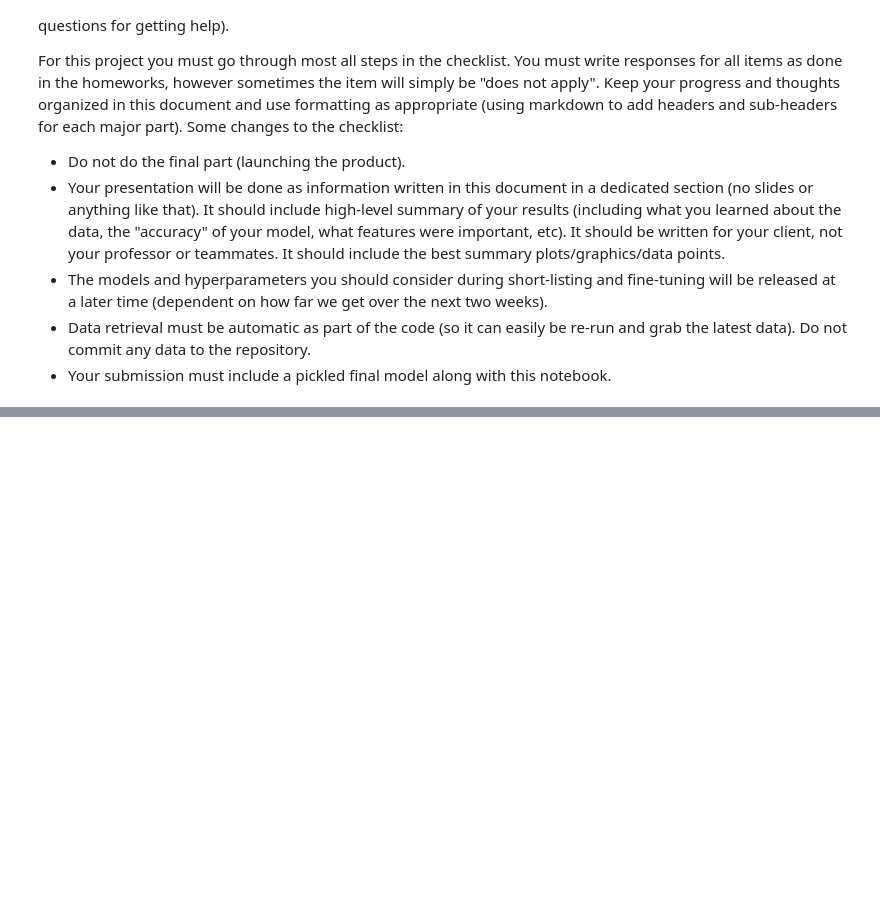
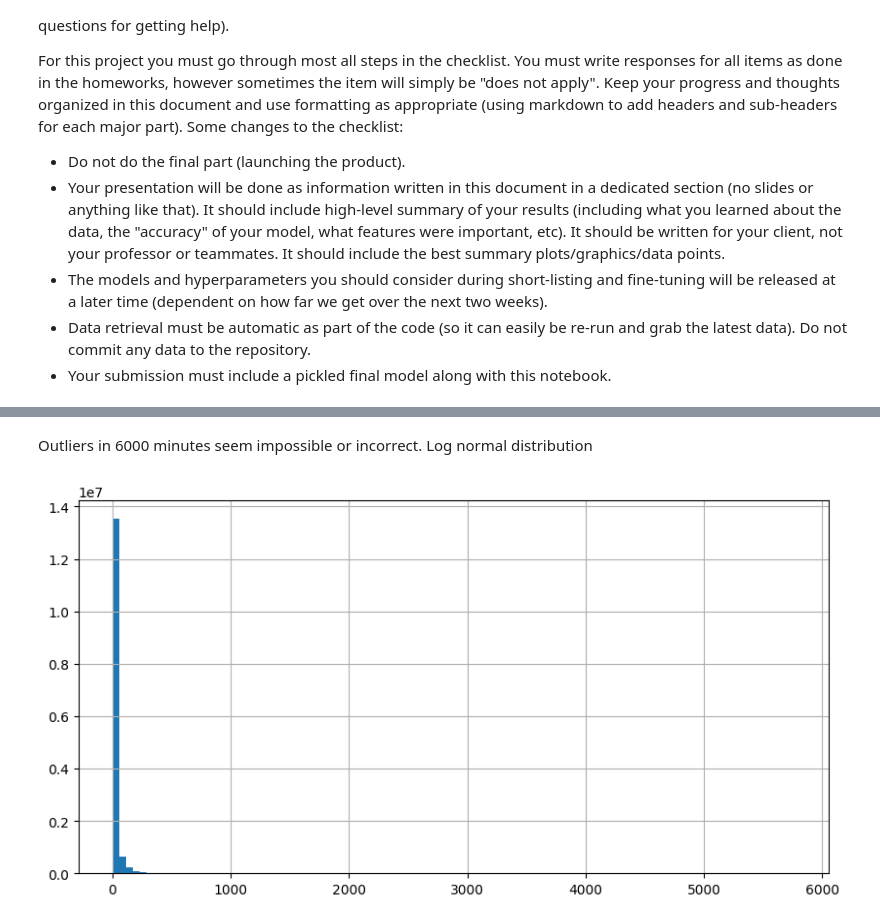
Before and after one commit to Dbad0210/NeuralProject1, a Jupyter notebook: Delayed.ipynb, the cells around one changed output, grey strips where cells are left out. Drawn from its saved outputs; the diff is of its cells as text; code cells hidden in the pictures; blank space fills up the shorter version.

```diff
--- a/Delayed.ipynb
+++ b/Delayed.ipynb
@@ -12,0 +129,7 @@ For this project you must go through most all steps in the checklist. You must w
+# %% [markdown]
+Outliers in 6000 minutes seem impossible or incorrect. Log normal distribution
+# %%
+data['DepDelayMinutes'].hist(bins=100, figsize=(10, 5))
+plt.show()
+# %% [output]
+[figure, added]
```
Also changed, not shown: parts of 59 cells of this notebook, 1 other file.
